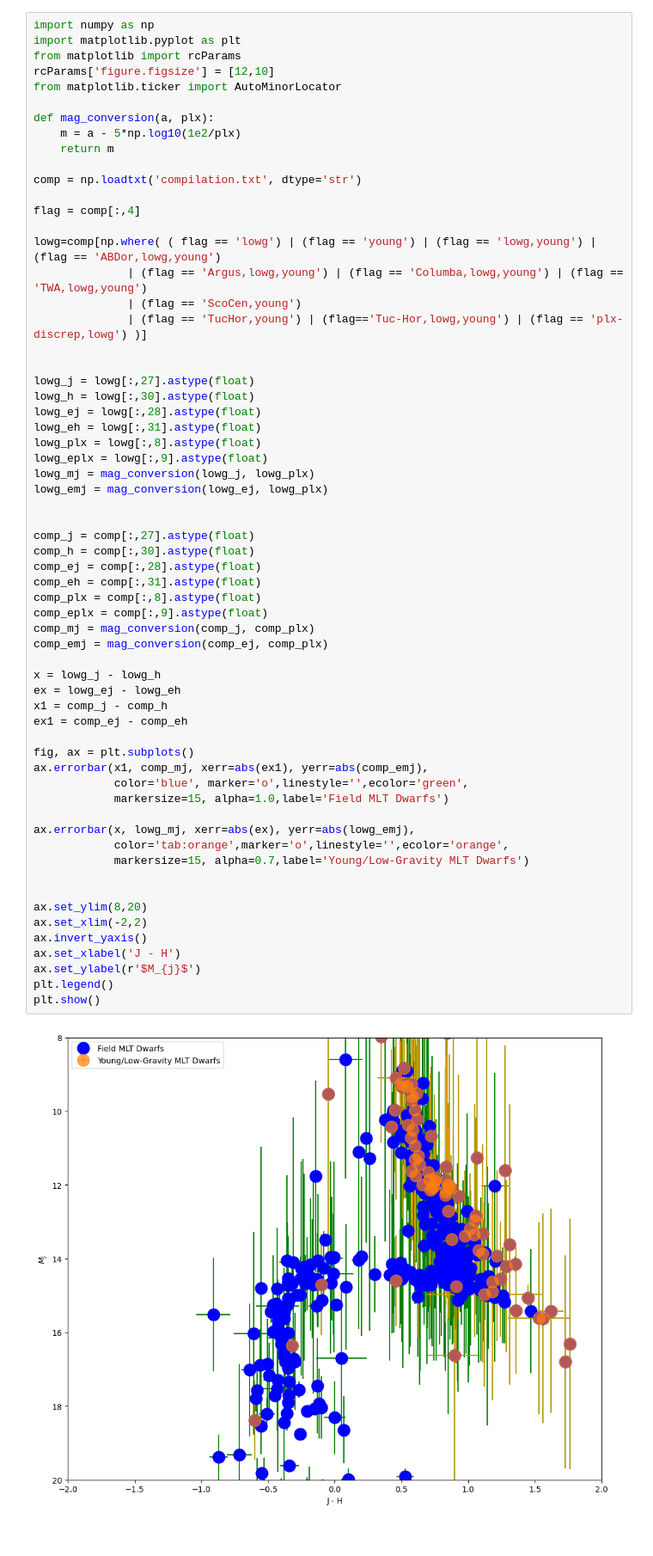
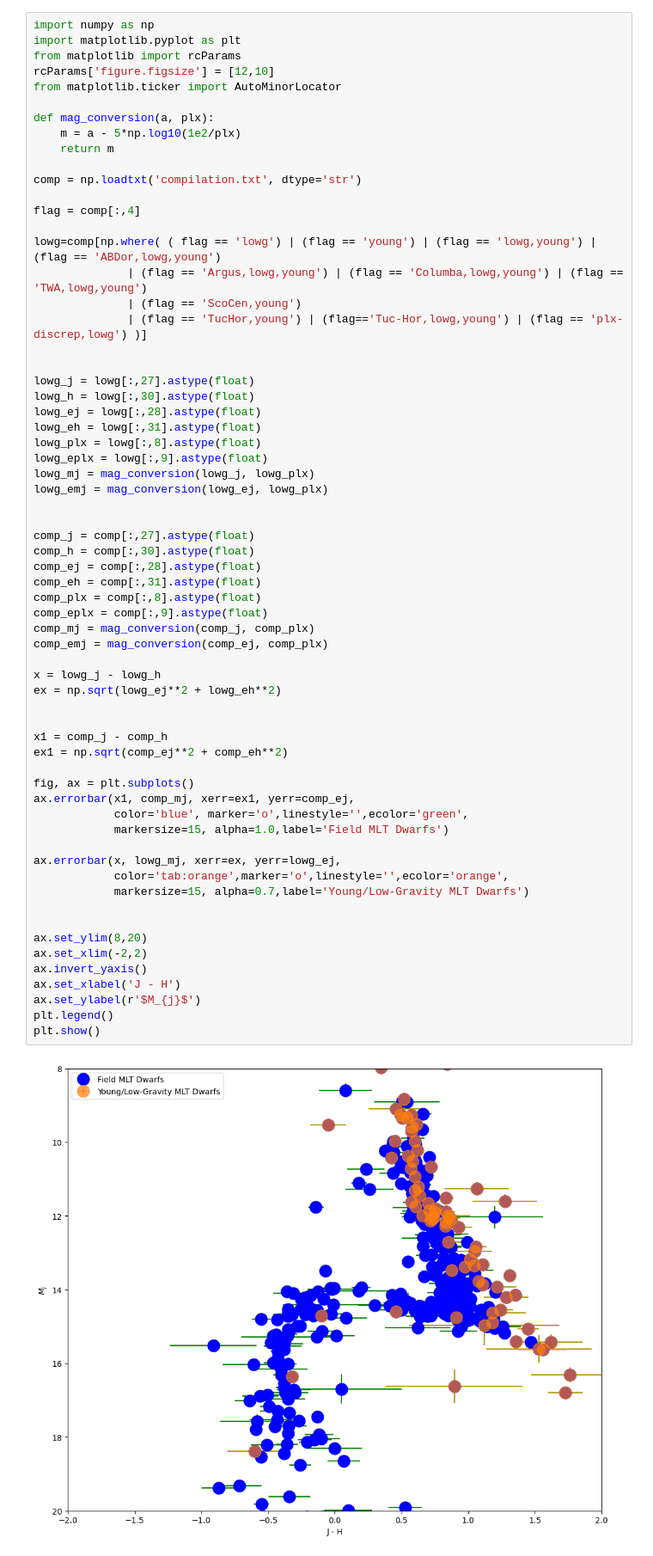
Before and after one commit to astroseandillon/Python-for-data-analysis, a Jupyter notebook: Dillon_Sean_HW_W10.ipynb, the cells around one changed output. Shown at 86% size. Cells and saved outputs as stored; diff of their text form.

```diff
--- a/Dillon_Sean_HW_W10.ipynb
+++ b/Dillon_Sean_HW_W10.ipynb
@@ -105,38 +105,40 @@ lowg_emj = mag_conversion(lowg_ej, lowg_plx)
 
 
 comp_j = comp[:,27].astype(float)
 comp_h = comp[:,30].astype(float)
 comp_ej = comp[:,28].astype(float)
 comp_eh = comp[:,31].astype(float)
 comp_plx = comp[:,8].astype(float)
 comp_eplx = comp[:,9].astype(float)
 comp_mj = mag_conversion(comp_j, comp_plx)
 comp_emj = mag_conversion(comp_ej, comp_plx)
 
 x = lowg_j - lowg_h
-ex = lowg_ej - lowg_eh
+ex = np.sqrt(lowg_ej**2 + lowg_eh**2)
+
+
 x1 = comp_j - comp_h
-ex1 = comp_ej - comp_eh
+ex1 = np.sqrt(comp_ej**2 + comp_eh**2)
 
 fig, ax = plt.subplots()
-ax.errorbar(x1, comp_mj, xerr=abs(ex1), yerr=abs(comp_emj),
+ax.errorbar(x1, comp_mj, xerr=ex1, yerr=comp_ej,
             color='blue', marker='o',linestyle='',ecolor='green',
             markersize=15, alpha=1.0,label='Field MLT Dwarfs')
 
-ax.errorbar(x, lowg_mj, xerr=abs(ex), yerr=abs(lowg_emj),
+ax.errorbar(x, lowg_mj, xerr=ex, yerr=lowg_ej,
             color='tab:orange',marker='o',linestyle='',ecolor='orange',
             markersize=15, alpha=0.7,label='Young/Low-Gravity MLT Dwarfs')
 
 
 ax.set_ylim(8,20)
 ax.set_xlim(-2,2)
 ax.invert_yaxis()
 ax.set_xlabel('J - H')
 ax.set_ylabel(r'$M_{j}$')
 plt.legend()
 plt.show()
 # %% [output]
-[figure, old version]
+[figure, new version]
 # %% [markdown]
 ### 3. Multi-Panel Plots
 
```
Also changed, not shown: parts of 1 cell of this notebook, 1 other file.
